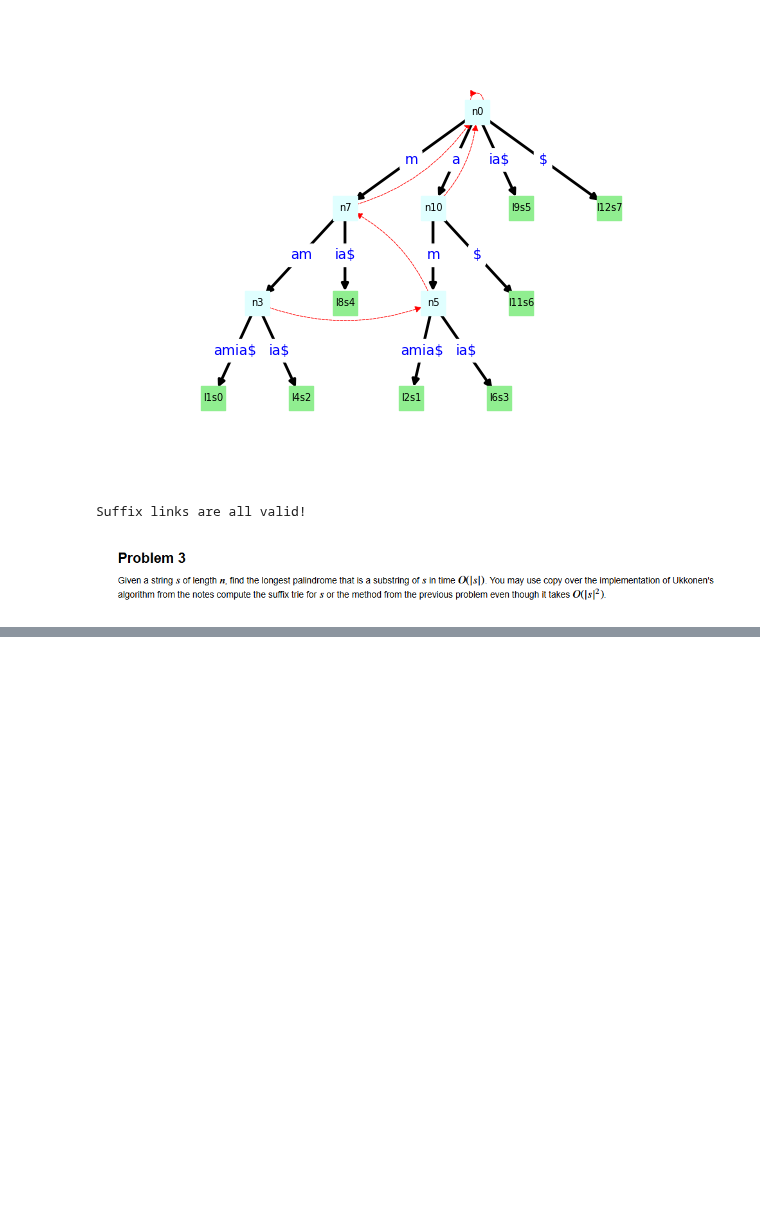
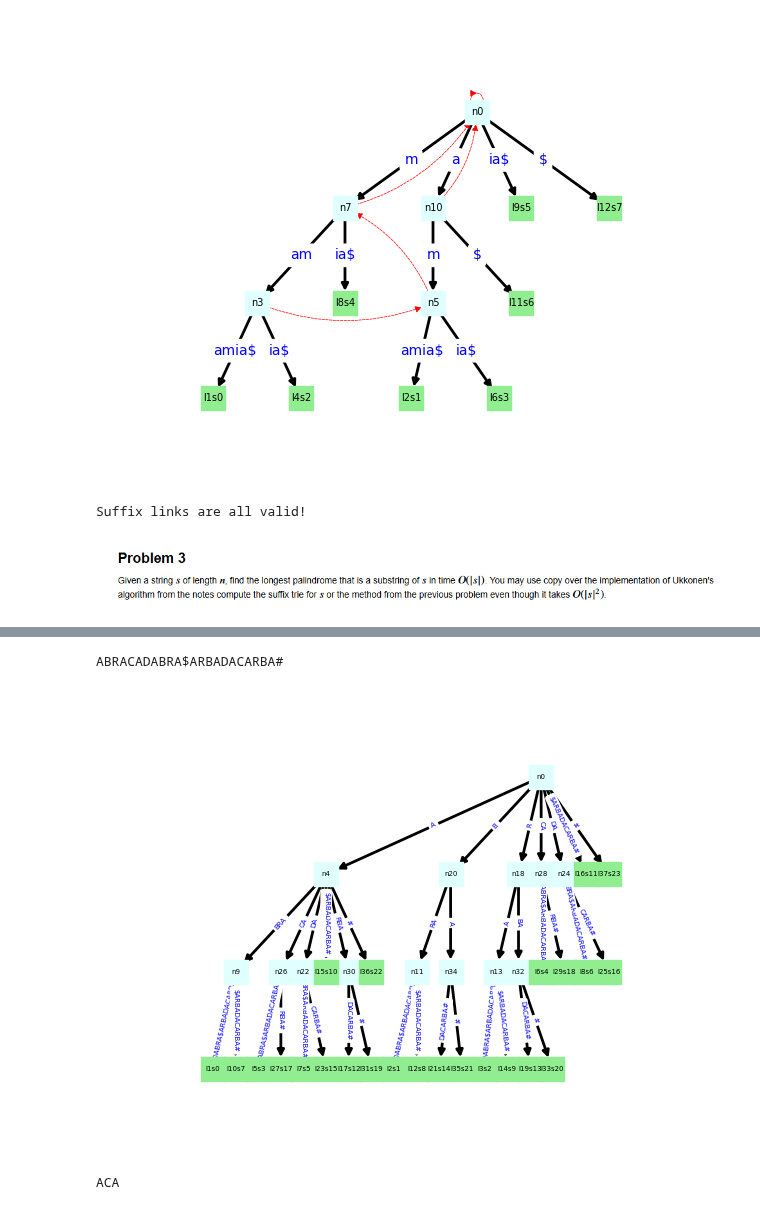
Before and after one commit to hrm123/pythondemo, a Jupyter notebook: notebooks/quantum_algorithms/Assignment4.ipynb, the cells around one changed output, grey strips where cells are left out. Saved outputs shown, nothing was run; the diff lists cells and outputs as text; code cells hidden in the pictures; blank space fills up the shorter version.

```diff
--- a/notebooks/quantum_algorithms/Assignment4.ipynb
+++ b/notebooks/quantum_algorithms/Assignment4.ipynb
@@ -947,0 +1043,8 @@ Suffix links are all valid!
+# %%
+t = find_longest_palindrome("ABRACADABRA$")
+print(t)
+assert t == "ADA" or t == "ACA"
+# %% [output]
+ABRACADABRA$ARBADACARBA#
+[figure, added]
+ACA
```
Also changed, not shown: parts of 7 cells of this notebook, 1 other file.
